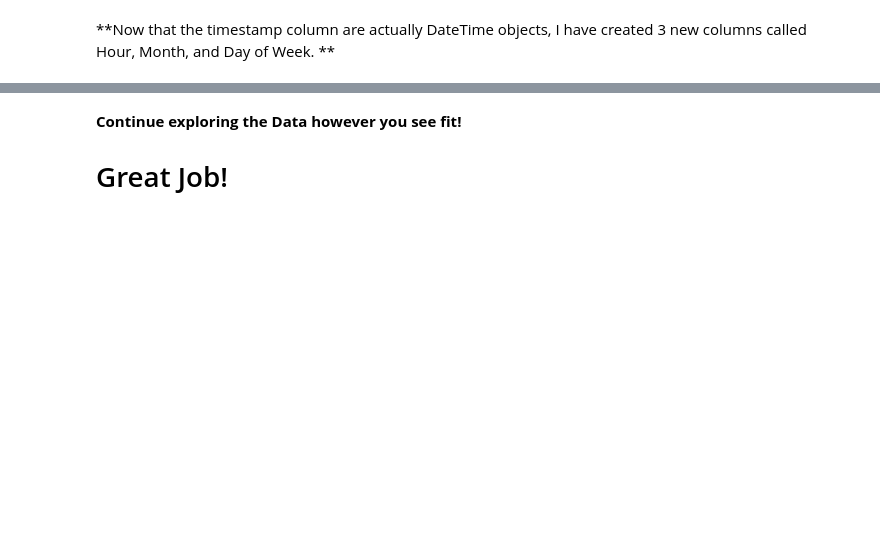
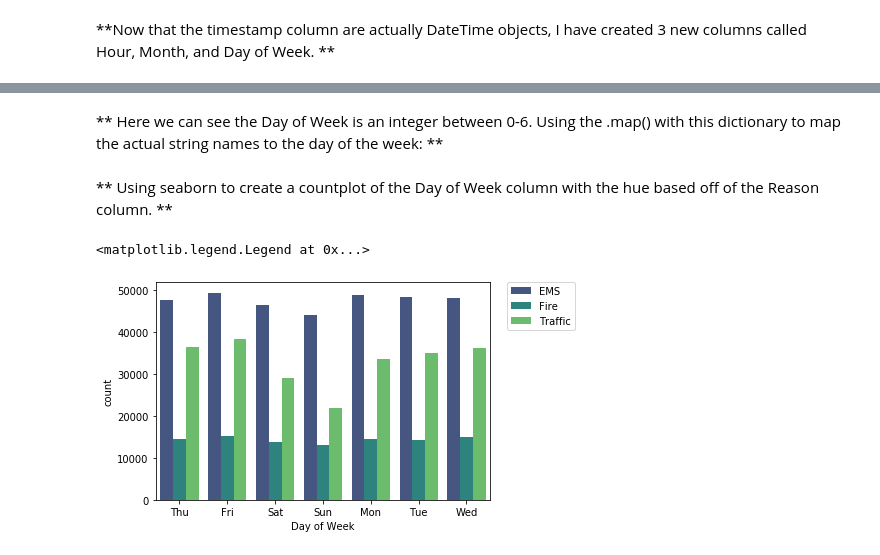
Before and after one commit to Anirudh-004/capstone-project, a Jupyter notebook: 01-911 Calls Data Analysis and Visualization Project.ipynb, the cells around one changed output, grey strips where cells are left out. Saved outputs shown, nothing was run; the diff lists cells and outputs as text; code cells hidden in the pictures; blank space fills up the shorter version.

```diff
--- a/01-911 Calls Data Analysis and Visualization Project.ipynb
+++ b/01-911 Calls Data Analysis and Visualization Project.ipynb
@@ -148,6 +127,2 @@ df.head()
 # %% [markdown]
 **Now that the timestamp column are actually DateTime objects, I have created 3 new columns called Hour, Month, and Day of Week. **
-# %%
-df['Hour'] = df['timeStamp'].dt.hour
-df['month'] = df['timeStamp'].dt.month
-df['Day of Week']=df['timeStamp'].dt.day
@@ -189,3 +129,17 @@ ____
-# %% [markdown]
-**Continue exploring the Data however you see fit!**
-# Great Job!
+# %%
+df['Hour'] = df['timeStamp'].dt.hour
+df['month'] = df['timeStamp'].dt.month
+df['Day of Week']=df['timeStamp'].dt.dayofweek
+# %% [markdown]
+** Here we can see the Day of Week is an integer between 0-6. Using the .map() with this dictionary to map the actual string names to the day of the week: **
+# %%
+dmap_dayofweek = {0:'Mon',1:'Tue',2:'Wed',3:'Thu',4:'Fri',5:'Sat',6:'Sun'}
+df['Day of Week'] = df['Day of Week'].map(dmap_dayofweek)
+# %% [markdown]
+** Using seaborn to create a countplot of the Day of Week column with the hue based off of the Reason column. **
+# %%
+sns.countplot(x='Day of Week',data=df,hue='Reason',palette='viridis')
+plt.legend(bbox_to_anchor=(1.05, 1), loc=2, borderaxespad=0.)
+# %% [output]
+<matplotlib.legend.Legend at 0x...>
+[figure, added]
```
Also changed, not shown: parts of 41 cells of this notebook, 1 other file.
